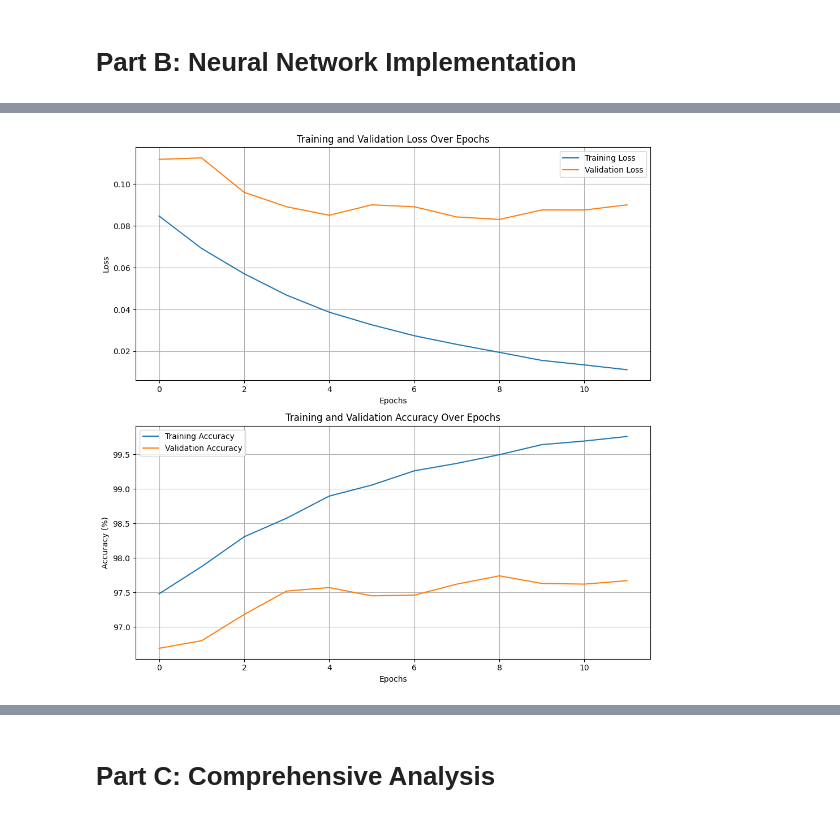
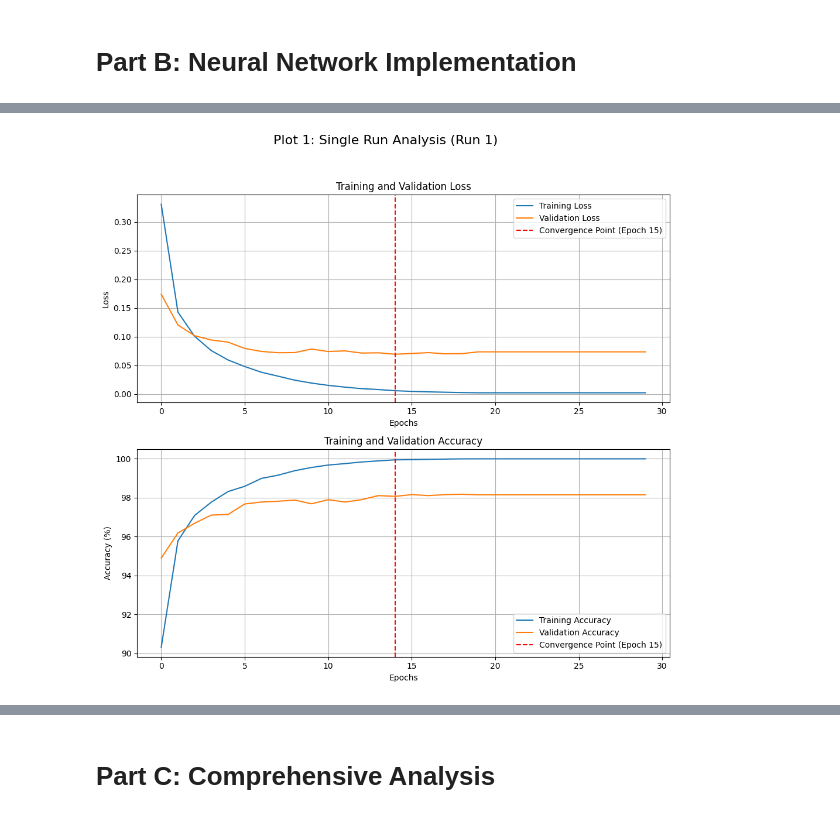
Before and after one commit to RoberRamzy/Linear-Models-Deep-Networks, a Jupyter notebook: classifier.ipynb, the cells around one changed output, grey strips where cells are left out. Cells and saved outputs as stored; diff of their text form; code cells hidden in the pictures.

Commit message:
• Training and validation loss over epochs • Training and validation accuracy over epochs • Learning curves with error bars

```diff
--- a/classifier.ipynb
+++ b/classifier.ipynb
@@ -618,29 +656,89 @@ final_test_accuracy = 100 * test_correct / test_total
 print(f"Final Test Accuracy: {final_test_accuracy:.2f}%")
 # %%
 import matplotlib.pyplot as plt
+import numpy as np
 
-fig, (ax1, ax2) = plt.subplots(2, 1, figsize=(10, 10))
 
-# Plot 1: Training & Validation Loss
-ax1.plot(train_loss_history, label='Training Loss')
-ax1.plot(val_loss_history, label='Validation Loss')
+# --- Plot 1: Single Run Analysis (from Run 1) ---
+
+# Get data from the *first* run
+run1_train_loss = all_runs_train_loss[0]
+run1_val_loss = all_runs_val_loss[0]
+run1_train_acc = all_runs_train_acc[0]
+run1_val_acc = all_runs_val_acc[0]
+
+run1_best_epoch = np.argmin(run1_val_loss)
+
+fig1, (ax1, ax2) = plt.subplots(2, 1, figsize=(10, 10))
+fig1.suptitle('Plot 1: Single Run Analysis (Run 1)', fontsize=16)
+
+# Plot 1a: Loss
+ax1.plot(run1_train_loss, label='Training Loss')
+ax1.plot(run1_val_loss, label='Validation Loss')
+# This line will now work perfectly
+ax1.axvline(x=run1_best_epoch, color='r', linestyle='--',
+            label=f'Convergence Point (Epoch {run1_best_epoch+1})')
 ax1.set_xlabel('Epochs')
 ax1.set_ylabel('Loss')
-ax1.set_title('Training and Validation Loss Over Epochs')
+ax1.set_title('Training and Validation Loss')
 ax1.legend()
 ax1.grid(True)
 
-# Plot 2: Training & Validation Accuracy
-ax2.plot(train_acc_history, label='Training Accuracy')
-ax2.plot(val_acc_history, label='Validation Accuracy')
+# Plot 1b: Accuracy
+ax2.plot(run1_train_acc, label='Training Accuracy')
+ax2.plot(run1_val_acc, label='Validation Accuracy')
+# This line will also work perfectly
+ax2.axvline(x=run1_best_epoch, color='r', linestyle='--',
+            label=f'Convergence Point (Epoch {run1_best_epoch+1})')
 ax2.set_xlabel('Epochs')
 ax2.set_ylabel('Accuracy (%)')
-ax2.set_title('Training and Validation Accuracy Over Epochs')
+ax2.set_title('Training and Validation Accuracy')
 ax2.legend()
 ax2.grid(True)
 
+plt.tight_layout(rect=[0, 0.03, 1, 0.95]) # Adjust for suptitle
+plt.show()
 
-plt.tight_layout() # Adjust layout to prevent overlap
+
+# --- Plot 2: Aggregated Learning Curves (All Runs) ---
+
+# • Learning curves with error bars
+
+epochs = range(NUM_EPOCHS)
+fig2, (ax3, ax4) = plt.subplots(2, 1, figsize=(10, 10))
+fig2.suptitle(f'Plot 2: Aggregated Learning Curves ({NUM_RUNS} Runs)', fontsize=16)
+
+# Plot 2a: Loss with Error Bars
+ax3.plot(epochs, mean_train_loss, label='Mean Training Loss', color='blue')
+ax3.fill_between(epochs, mean_train_loss - std_train_loss, mean_train_loss + std_train_loss,
+                 color='blue', alpha=0.2, label='Training Loss Std. Dev.')
+
+ax3.plot(epochs, mean_val_loss, label='Mean Validation Loss', color='orange')
+ax3.fill_between(epochs, mean_val_loss - std_val_loss, mean_val_loss + std_val_loss,
+                 color='orange', alpha=0.2, label='Validation Loss Std. Dev.')
+
+ax3.set_xlabel('Epochs')
+ax3.set_ylabel('Loss')
+ax3.set_title('Mean Training and Validation Loss (with Error Bars)')
+ax3.legend()
+ax3.grid(True)
+
+# Plot 2b: Accuracy with Error Bars
+ax4.plot(epochs, mean_train_acc, label='Mean Training Accuracy', color='blue')
+ax4.fill_between(epochs, mean_train_acc - std_train_acc, mean_train_acc + std_train_acc,
+                 color='blue', alpha=0.2, label='Training Acc. Std. Dev.')
+
+ax4.plot(epochs, mean_val_acc, label='Mean Validation Accuracy', color='orange')
+ax4.fill_between(epochs, mean_val_acc - std_val_acc, mean_val_acc + std_val_acc,
+                 color='orange', alpha=0.2, label='Validation Acc. Std. Dev.')
+
+ax4.set_xlabel('Epochs')
+ax4.set_ylabel('Accuracy (%)')
+ax4.set_title('Mean Training and Validation Accuracy (with Error Bars)')
+ax4.legend()
+ax4.grid(True)
+
+plt.tight_layout(rect=[0, 0.03, 1, 0.95]) # Adjust for suptitle
 plt.show()
 # %% [output]
-[figure, old version]
+[figure, new version]
```
Also changed, not shown: parts of 3 cells of this notebook.
